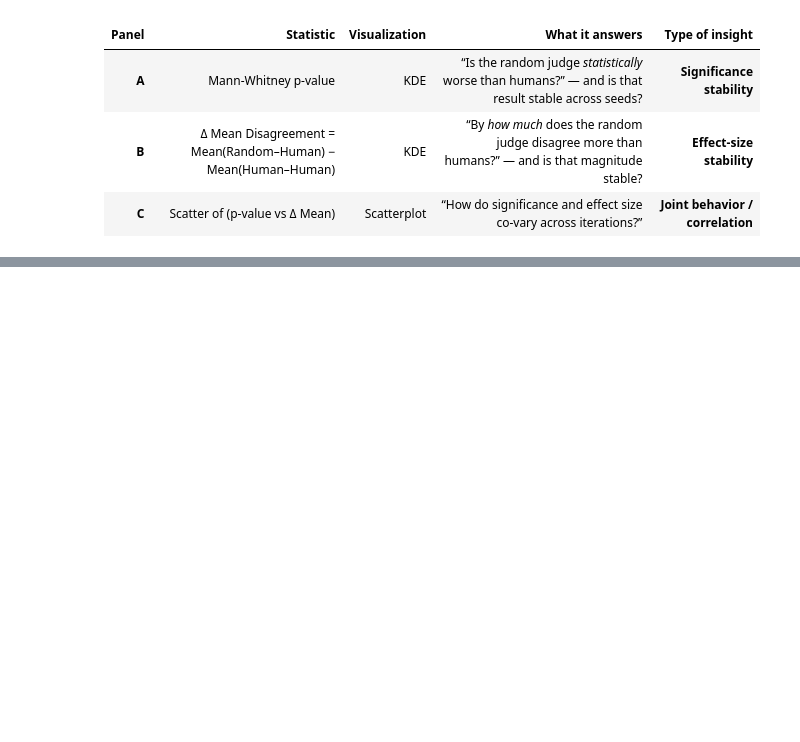
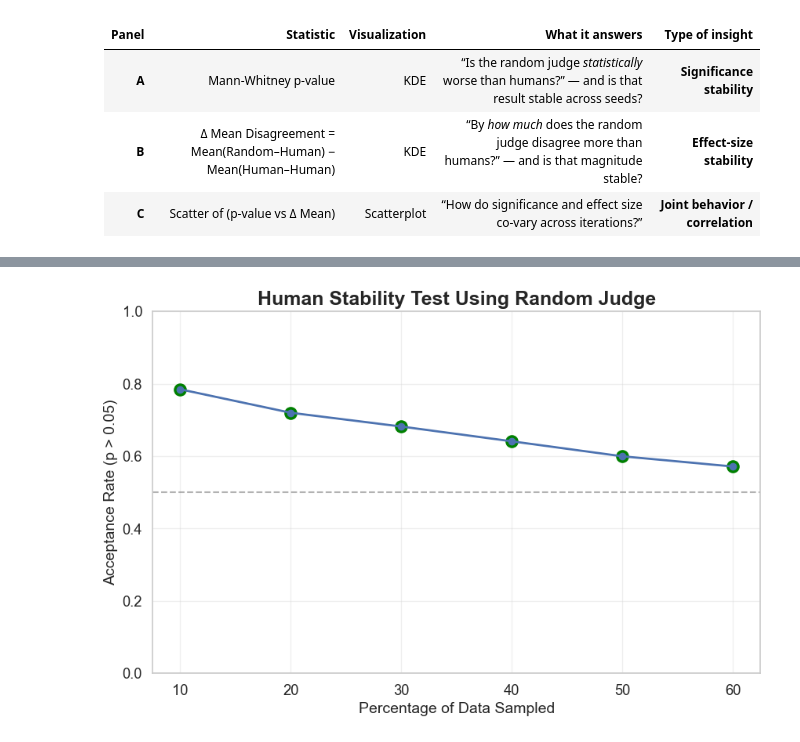
Before and after one commit to Ocean-code-1995/llm-judge-good-enough, a Jupyter notebook: politifact/src/analysis.ipynb, the cells around one changed output, grey strips where cells are left out. Cells and saved outputs as stored; diff of their text form; code cells hidden in the pictures; blank space fills up the shorter version.

```diff
--- a/politifact/src/analysis.ipynb
+++ b/politifact/src/analysis.ipynb
@@ -407,0 +390,6 @@ judge.plot_monte_carlo_robustness(
+# %%
+judge.plot_human_stability_analysis(
+    iterations=30000
+)
+# %% [output]
+[figure, added]
```
Also changed, not shown: parts of 12 cells of this notebook.
